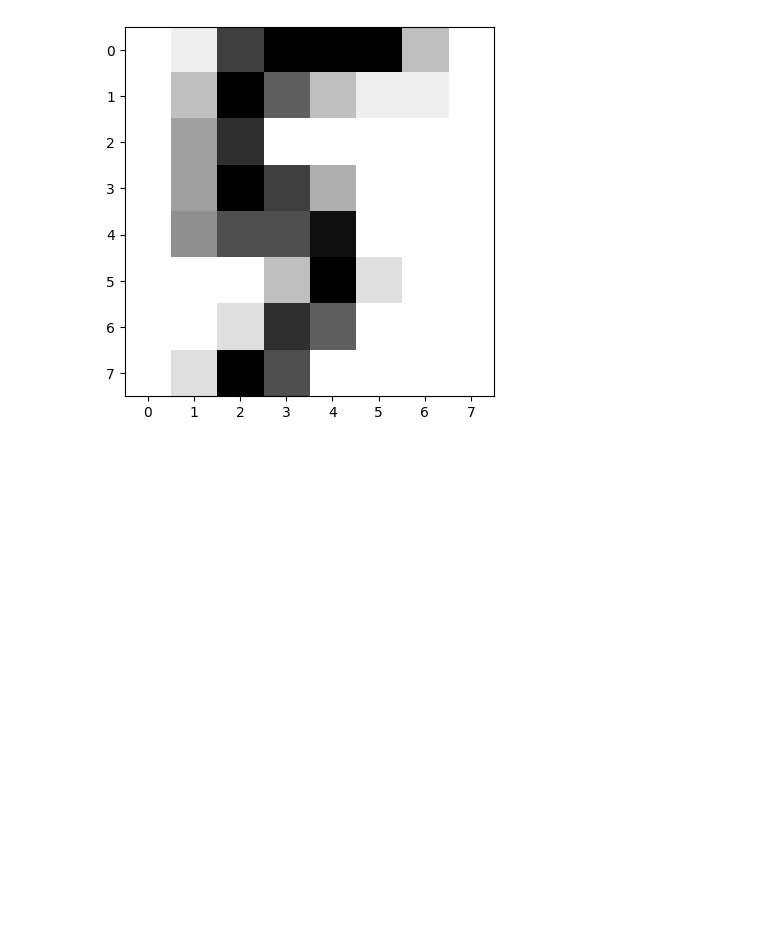
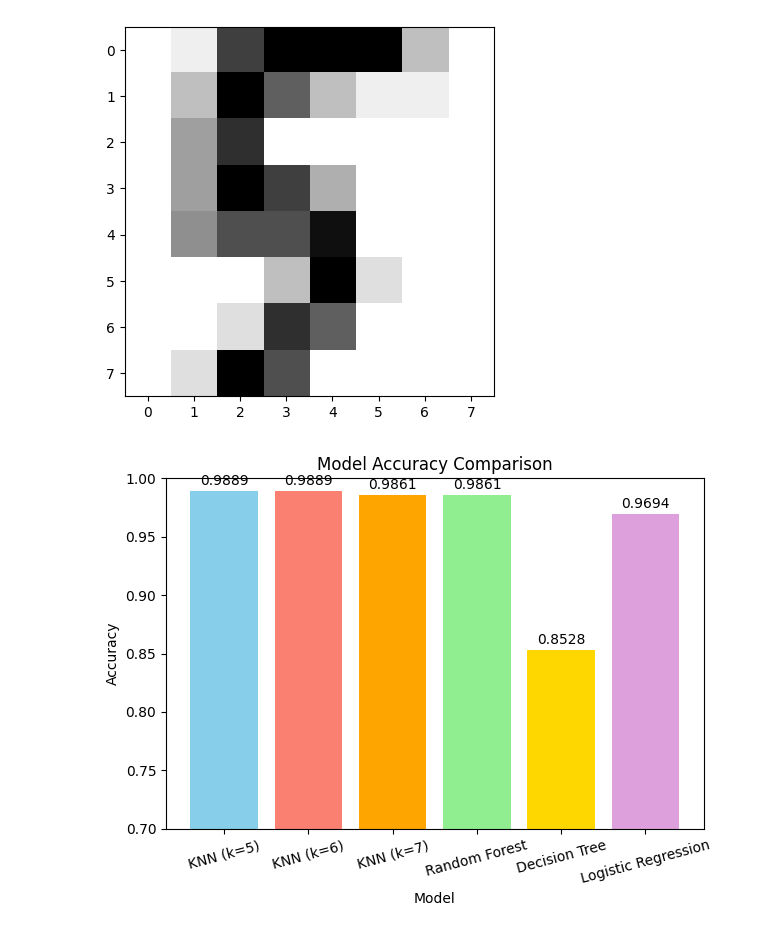
Before and after one commit to kangtayie/Machine-Learning_class, a Jupyter notebook: 133pgimage_classification.ipynb, the cells around one changed output. Cells and saved outputs as stored; diff of their text form; code cells hidden in the pictures; blank space fills up the shorter version.

Commit message:
4주차 실습(+ report, 비교시각화 추가)

```diff
--- a/133pgimage_classification.ipynb
+++ b/133pgimage_classification.ipynb
@@ -20,12 +20,11 @@ from sklearn.neighbors import KNeighborsClassifier
 
 k_values = [5, 6, 7]
 accuracies = []
-
 for k in k_values:
     knn = KNeighborsClassifier(n_neighbors=k)
     knn.fit(X_train, y_train)
     y_pred = knn.predict(X_test)
-    acc = metrics.accuracy_score(y_test, y_pred)
-    accuracies.append(acc)
-    print(f"k={k}: {acc:.4f}")
+    accuracies.append(metrics.accuracy_score(y_test, y_pred))
+    print(f"--- KNN (k={k}) ---")
+    print(metrics.classification_report(y_test, y_pred))
 # %% [output]
@@ -56,0 +112,13 @@ print(acc_dt)
+# %%
+# 로지스틱 회귀
+from sklearn.linear_model import LogisticRegression
+
+lr = LogisticRegression(max_iter=5000)
+lr.fit(X_train, y_train)
+
+y_pred_lr = lr.predict(X_test)
+acc_lr = metrics.accuracy_score(y_test, y_pred_lr)
+print(acc_lr)
+
+print("--- Logistic Regression ---")
+print(metrics.classification_report(y_test, y_pred_lr))
@@ -61,3 +148,21 @@ print(y_pred)
 # %% [output]
 [5]
 [figure]
+# %%
+# 비교 시각화
+model_names = [f'KNN (k={k})' for k in k_values] + ['Random Forest', 'Decision Tree', 'Logistic Regression']
+all_accuracies = accuracies + [acc_rf, acc_dt, acc_lr]
+
+colors = ['skyblue', 'salmon', 'orange', 'lightgreen', 'gold', 'plum']
+bars = plt.bar(model_names, all_accuracies, color=colors[:len(model_names)])
+plt.xlabel('Model')
+plt.ylabel('Accuracy')
+plt.title('Model Accuracy Comparison')
+plt.ylim(0.7, 1.0)
+plt.xticks(rotation=15)
+for bar, acc in zip(bars, all_accuracies):
+    plt.text(bar.get_x() + bar.get_width()/2, acc + 0.005, f'{acc:.4f}', ha='center')
+plt.tight_layout()
+plt.show()
+# %% [output]
+[figure, added]
```
Also changed, not shown: parts of 4 cells of this notebook.
